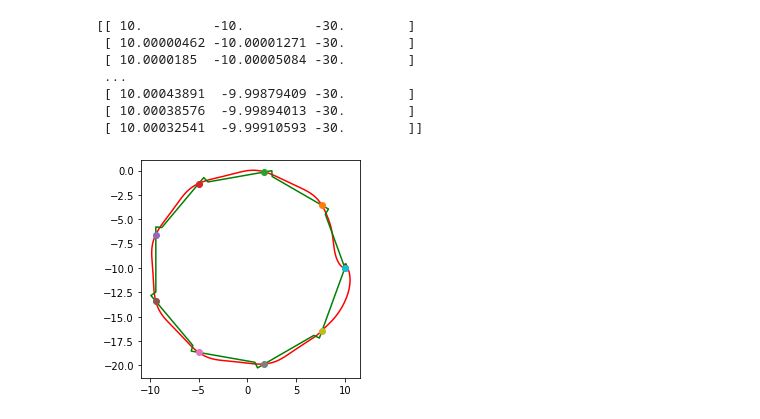
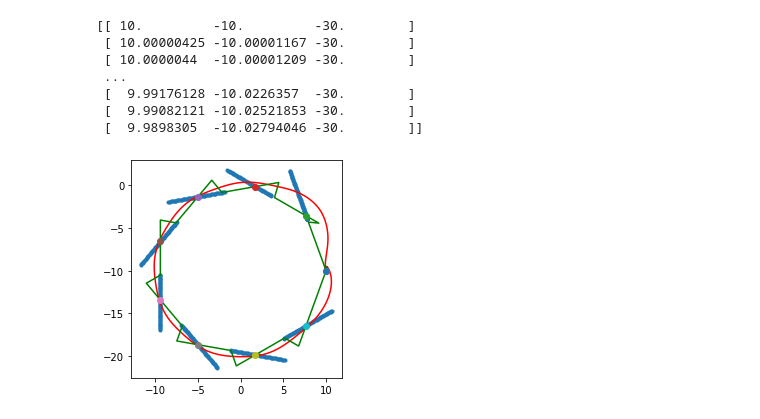
Before and after one commit to esiaero/flightgoggles, a Jupyter notebook: notebooks/speed testing - continuous point.ipynb, the cells around one changed output. Saved outputs shown, nothing was run; the diff lists cells and outputs as text; code cells hidden in the pictures.

Commit message:
fixed point selection

```diff
--- a/notebooks/speed testing - continuous point.ipynb
+++ b/notebooks/speed testing - continuous point.ipynb
@@ -14,13 +14,13 @@ num_waypoints = 10
 radius = 10
 circle_center = [0, -10., -30.]
 
-EPSILON = 1.
-#2 * np.pi  * radius * 0.2
-#2 * np.pi * radius / num_waypoints * 6 # how decide this??
 LOOPS = 1
 
+# There is some kind of positive relation btwn AMBITION and EPSILON;
+# the more ambitious, the greater the need for leeway.
+AMBITION = 6.4
+EPSILON = 3.
 
-AMBITION = 3.
 # -- END CONSTANT VARS --
 
 string = "with rad {}, center at {}, num_waypoints {}, epsilon {:.2}, & AMBITION {:.2}...".format(
@@ -77,12 +77,7 @@ if __name__ == "__main__":
             curr_att = env.get_state("uav1")["attitude_euler_angle"][2]
             curr_vel = env.get_state("uav1")["velocity"]
 
-            # clean solution from: https://stackoverflow.com/questions/10301001/perpendicular-on-a-line-segment-from-a-given-point
-
-            # TO REMOVE
-            curr_pos_perpend_on_circle = circle_center + np.append(radius * normalize(curr_pos[:2] - circle_center[:2]), 0)
-
-
+            # clean solution from: https://stackoverflow.com/questions/31273991/
             d = curr_waypoint[:3] - prev_waypoint[:3]
             t = -np.dot(prev_waypoint[:3] - curr_pos, d) / np.linalg.norm(d)**2
             # 2d only for now
@@ -90,16 +85,15 @@ if __name__ == "__main__":
 
             if (np.array_equal(curr_waypoint, waypoint_coords.T[-1])):
                 target_pose = curr_waypoint
-                EPSILON = 0.01
+                EPSILON = 0.1
             else:
-                # CHANGE TO NON CIRCLE
-                target_pose = (curr_pos_perpend_on_circle + normalize(curr_waypoint[:3] - curr_pos_perpend_on_circle) * AMBITION)
+                target_pose = (curr_pos_perpend + normalize(curr_waypoint[:3] - curr_pos_perpend) * AMBITION)
                 # curr_att considers x=0 as pi/2
                 att_to_target = np.arctan2(target_pose[1] - curr_pos[1],
                                            target_pose[0] - curr_pos[0])
 
                 # HOW TO CHANGE THIS?
-                target_pose = np.append(target_pose, 0) # attitude
+                target_pose = np.append(target_pose, att_to_target) # attitude
 
             collided = env.proceed_waypoint(vehicle_id="uav1",
                                             waypoint_command=target_pose,
@@ -125,7 +119,7 @@ if __name__ == "__main__":
             print("CRASHED! :(")
             break
 
-    f = open("observation notes target circular.txt", "a")
+    f = open("observation notes continuous point circular.txt", "a")
     if not crash:
         f.write(string + " it took {:.2f} sec\n".format(time_counter))
     else:
@@ -146,25 +140,25 @@ Final pose [ 10.   -10.   -29.99   1.57]
 # %%
 # Orange dots are the waypoints, dotted are waypoints
 # coloration suggests the order
 import itertools
 import matplotlib.pyplot as plt
 
 colors = itertools.cycle(['b', 'g', 'r', 'c', 'm', 'y', 'k'])
 
 plt.gca().set_aspect('equal', adjustable='box')
-# plt.plot(fol_accumulator.T[0], fol_accumulator.T[1], '.')
+plt.plot(fol_accumulator.T[0], fol_accumulator.T[1], '.')
 plt.plot(pos_accumulator.T[0], pos_accumulator.T[1], 'r')
 plt.plot(per_accumulator.T[0], per_accumulator.T[1], 'g')
 for column in waypoint_coords.T:
     plt.plot(column[0], column[1], 'o')
 
 print(per_accumulator)
 # %% [output]
 [[ 10.         -10.         -30.        ]
- [ 10.00000462 -10.00001271 -30.        ]
- [ 10.0000185  -10.00005084 -30.        ]
+ [ 10.00000425 -10.00001167 -30.        ]
+ [ 10.0000044  -10.00001209 -30.        ]
  ...
- [ 10.00043891  -9.99879409 -30.        ]
- [ 10.00038576  -9.99894013 -30.        ]
- [ 10.00032541  -9.99910593 -30.        ]]
+ [  9.99176128 -10.0226357  -30.        ]
+ [  9.99082121 -10.02521853 -30.        ]
+ [  9.9898305  -10.02794046 -30.        ]]
-[figure, old version]
+[figure, new version]
```
Also changed, not shown: parts of 3 cells of this notebook, 3 other files.
